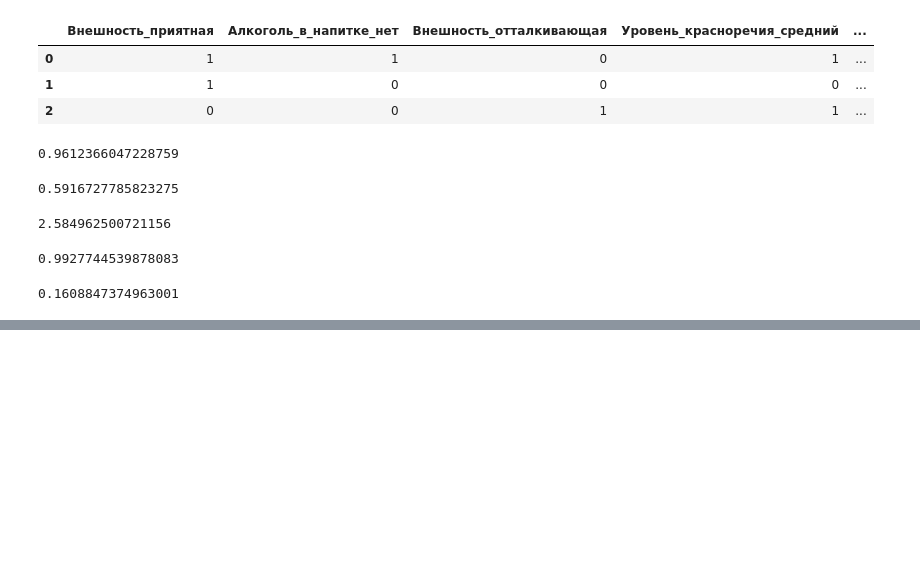
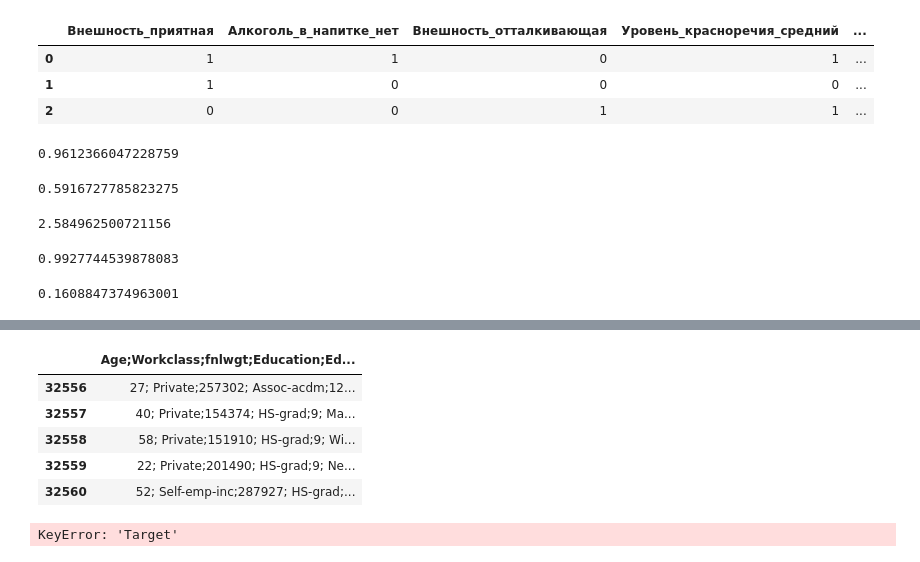
Before and after one commit to 0x-ff/learning-artifacts, a Jupyter notebook: machine-learning/course/3-homework.ipynb, the cells around one changed output, grey strips where cells are left out. Drawn from its saved outputs; the diff is of its cells as text; code cells hidden in the pictures; blank space fills up the shorter version.

```diff
--- a/machine-learning/course/3-homework.ipynb
+++ b/machine-learning/course/3-homework.ipynb
@@ -128,0 +139,23 @@ df_test = pd.read_csv('adult_train.csv')
+# %%
+df_test.tail()
+# %% [output]
+|  | Age;Workclass;fnlwgt;Education;Ed... |
+| 32556 | 27; Private;257302; Assoc-acdm;12... |
+| 32557 | 40; Private;154374; HS-grad;9; Ma... |
+| 32558 | 58; Private;151910; HS-grad;9; Wi... |
+| 32559 | 22; Private;201490; HS-grad;9; Ne... |
+| 32560 | 52; Self-emp-inc;287927; HS-grad;... |
+# %%
+# необходимо убрать строки с неправильными метками в тестовой выборке
+data_test = df_test[(df_test['Target'] == ' >50K.')
+                      | (df_test['Target']==' <=50K.')]
+
+data_train = df
+# перекодируем target в числовое поле
+data_train.at[data_train['Target'] == ' <=50K', 'Target'] = 0
+data_train.at[data_train['Target'] == ' >50K', 'Target'] = 1
+
+data_test.at[data_test['Target'] == ' <=50K.', 'Target'] = 0
+data_test.at[data_test['Target'] == ' >50K.', 'Target'] = 1
+# %% [output]
+KeyError: 'Target'
```
Also changed, not shown: parts of 2 cells of this notebook, 14 other files.
